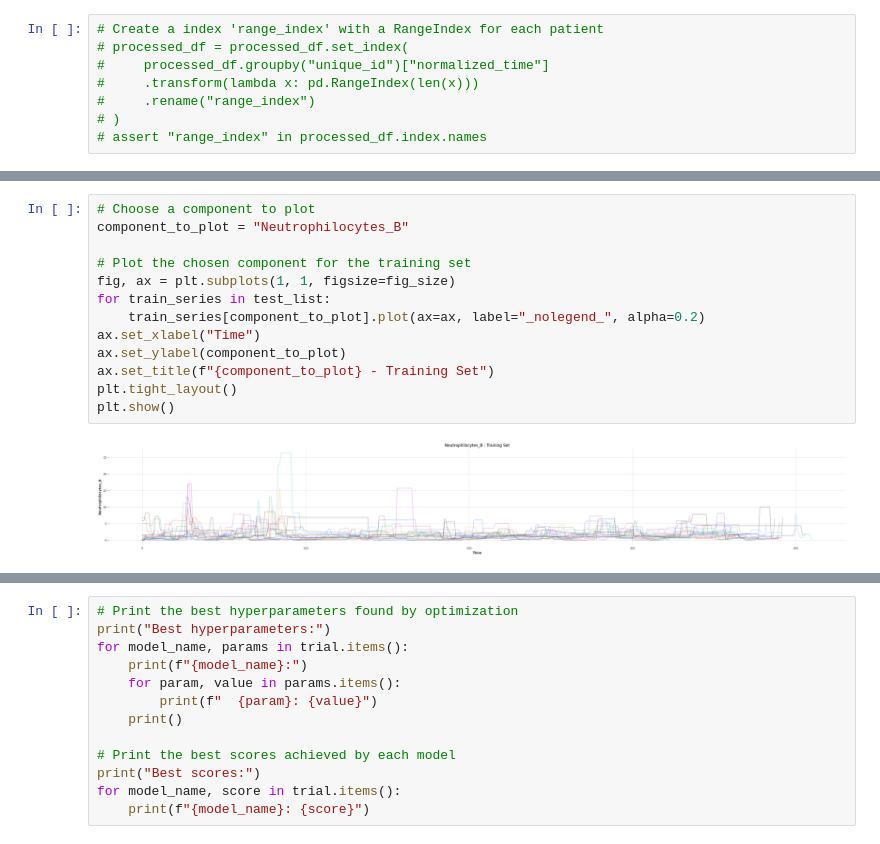
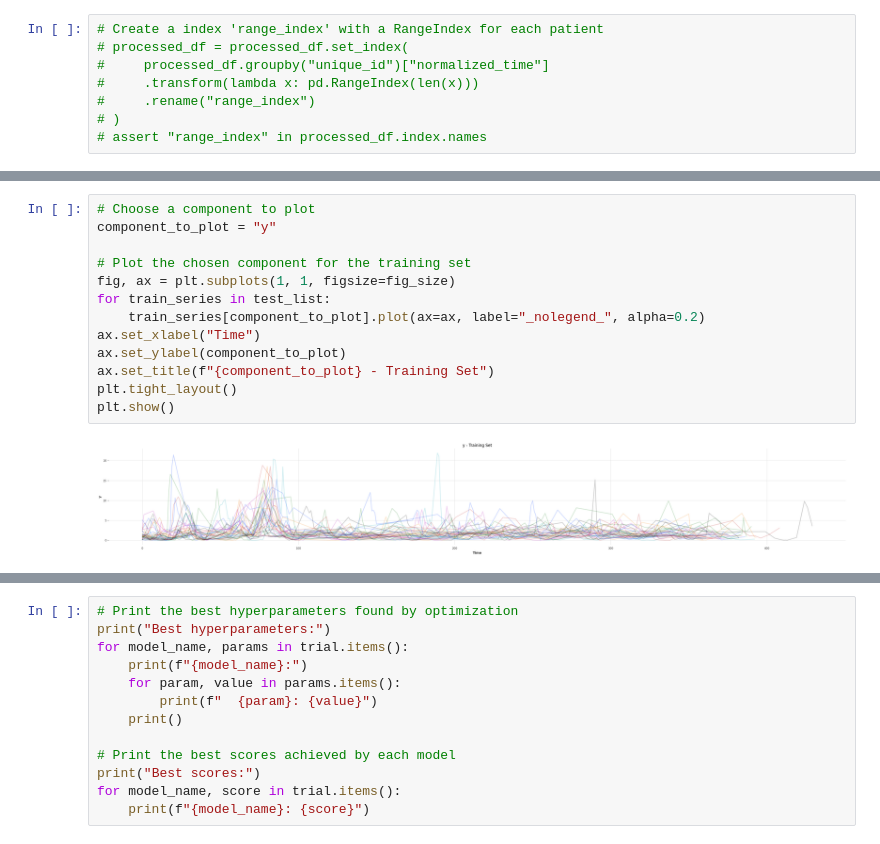
Before and after one commit to flight505/MTX_timeseries_v2, a Jupyter notebook: ts_model_darts.ipynb, the cells around one changed output, grey strips where cells are left out. Cells and saved outputs as stored; diff of their text form.

```diff
--- a/ts_model_darts.ipynb
+++ b/ts_model_darts.ipynb
@@ -945,15 +999,15 @@ Total number of rows with at least one NaN value: 51485
 # %%
 # Choose a component to plot
-component_to_plot = "Neutrophilocytes_B"
+component_to_plot = "y"
 
 # Plot the chosen component for the training set
 fig, ax = plt.subplots(1, 1, figsize=fig_size)
 for train_series in test_list:
     train_series[component_to_plot].plot(ax=ax, label="_nolegend_", alpha=0.2)
 ax.set_xlabel("Time")
 ax.set_ylabel(component_to_plot)
 ax.set_title(f"{component_to_plot} - Training Set")
 plt.tight_layout()
 plt.show()
 # %% [output]
-[figure, old version]
+[figure, new version]
```
Also changed, not shown: parts of 38 cells of this notebook, 59 other files.
